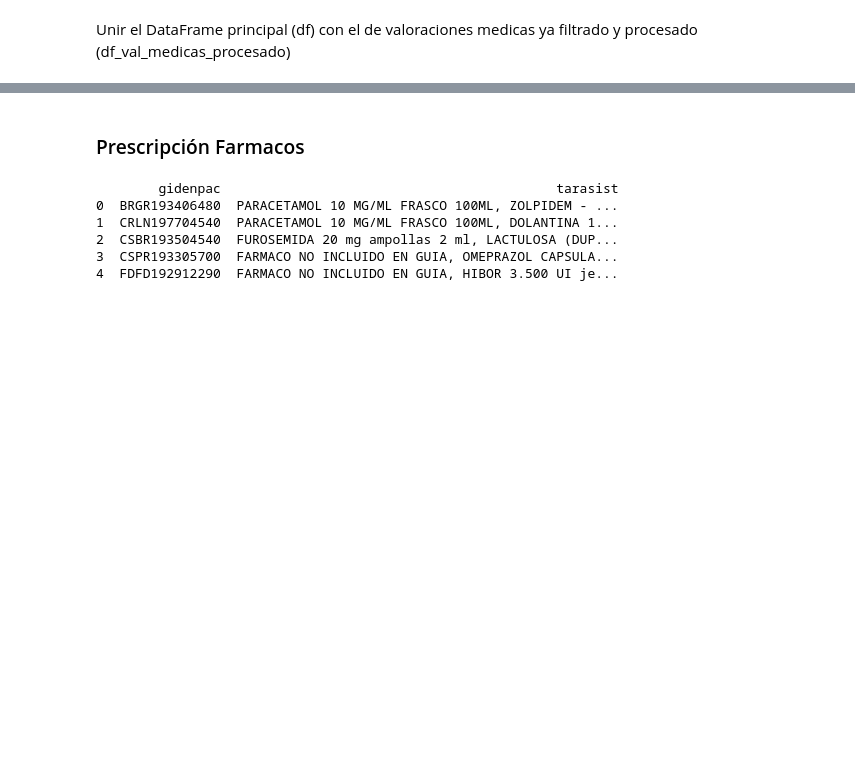
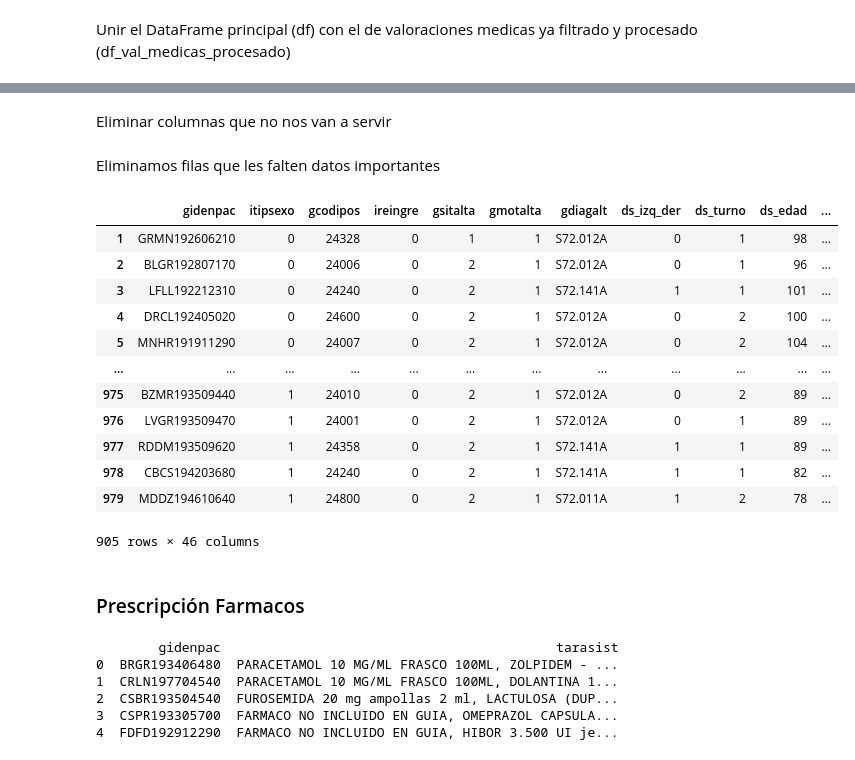
Before and after one commit to GantaBI/FX_app, a Jupyter notebook: Preprocesado/preprocesado.ipynb, the cells around one changed output, grey strips where cells are left out. Drawn from its saved outputs; the diff is of its cells as text; code cells hidden in the pictures; blank space fills up the shorter version.

```diff
--- a/Preprocesado/preprocesado.ipynb
+++ b/Preprocesado/preprocesado.ipynb
@@ -648,0 +644,5 @@ df.fillna(-999, inplace=True)
+# %%
+df['ds_HTA'] = df[['ds_HTA_x', 'ds_HTA_y']].max(axis=1)
+
+# Eliminar las columnas originales
+df.drop(columns=['ds_HTA_x', 'ds_HTA_y'], inplace=True)
@@ -649,3 +651,44 @@ df.fillna(-999, inplace=True)
+# %%
+df['ds_diabetes'] = df[['ds_diabetes_x', 'ds_diabetes_y']].max(axis=1)
+
+# Eliminar las columnas originales
+df.drop(columns=['ds_diabetes_x', 'ds_diabetes_y'], inplace=True)
+# %% [markdown]
+Eliminar columnas que no nos van a servir
+# %%
+df.drop(columns=['ds_exitus'], inplace=True)    # Tenemos la varibale vivo al alta (ds_vivo_alta)
+df.drop(columns=['gpoblaci'], inplace=True)  # La elimino porque tengo el codigo postal (gcodpos)
+# %% [markdown]
+Eliminamos filas que les falten datos importantes
+# %%
+df = df[df['ds_pre_oper'] != -999]  # Eliminamos filas que no tengan los dias de pre o post operacion
+df = df[df['ds_post_oper'] != -999]
+
+# Si las valoraciones médicas no tienen info sobre el paciente, lo eliminamos
+columnas_a_verificar = [
+    'ds_ITU', 'ds_acido_folico', 'ds_anemia', 'ds_vitamina_d',
+    'ds_obesidad', 'ds_osteoporosis', 'ds_insuficiencia_respiratoria',
+    'ds_infeccion_respiratoria', 'ds_insuficiencia_cardiaca',
+    'ds_deterioro_cognitivo', 'ds_insuficiencia_renal'
+]
+
+df = df[~df[columnas_a_verificar].isin([-999]).any(axis=1)]
+# %%
+df
+# %% [output]
+|  | gidenpac | itipsexo | gcodipos | ireingre | gsitalta | gmotalta | gdiagalt | ds_izq_der | ds_turno | ds_edad | ... |
+| 1 | GRMN192606210 | 0 | 24328 | 0 | 1 | 1 | S72.012A | 0 | 1 | 98 | ... |
+| 2 | BLGR192807170 | 0 | 24006 | 0 | 2 | 1 | S72.012A | 0 | 1 | 96 | ... |
+| 3 | LFLL192212310 | 0 | 24240 | 0 | 2 | 1 | S72.141A | 1 | 1 | 101 | ... |
+| 4 | DRCL192405020 | 0 | 24600 | 0 | 2 | 1 | S72.012A | 0 | 2 | 100 | ... |
+| 5 | MNHR191911290 | 0 | 24007 | 0 | 2 | 1 | S72.012A | 0 | 2 | 104 | ... |
+| ... | ... | ... | ... | ... | ... | ... | ... | ... | ... | ... | ... |
+| 975 | BZMR193509440 | 1 | 24010 | 0 | 2 | 1 | S72.012A | 0 | 2 | 89 | ... |
+| 976 | LVGR193509470 | 1 | 24001 | 0 | 2 | 1 | S72.012A | 0 | 1 | 89 | ... |
+| 977 | RDDM193509620 | 1 | 24358 | 0 | 2 | 1 | S72.141A | 1 | 1 | 89 | ... |
+| 978 | CBCS194203680 | 1 | 24240 | 0 | 2 | 1 | S72.141A | 1 | 1 | 82 | ... |
+| 979 | MDDZ194610640 | 1 | 24800 | 0 | 2 | 1 | S72.011A | 1 | 2 | 78 | ... |
+905 rows × 46 columns
 # %% [markdown]
 ### Prescripción Farmacos
 # %%
```
Also changed, not shown: parts of 18 cells of this notebook, 40 other files.
